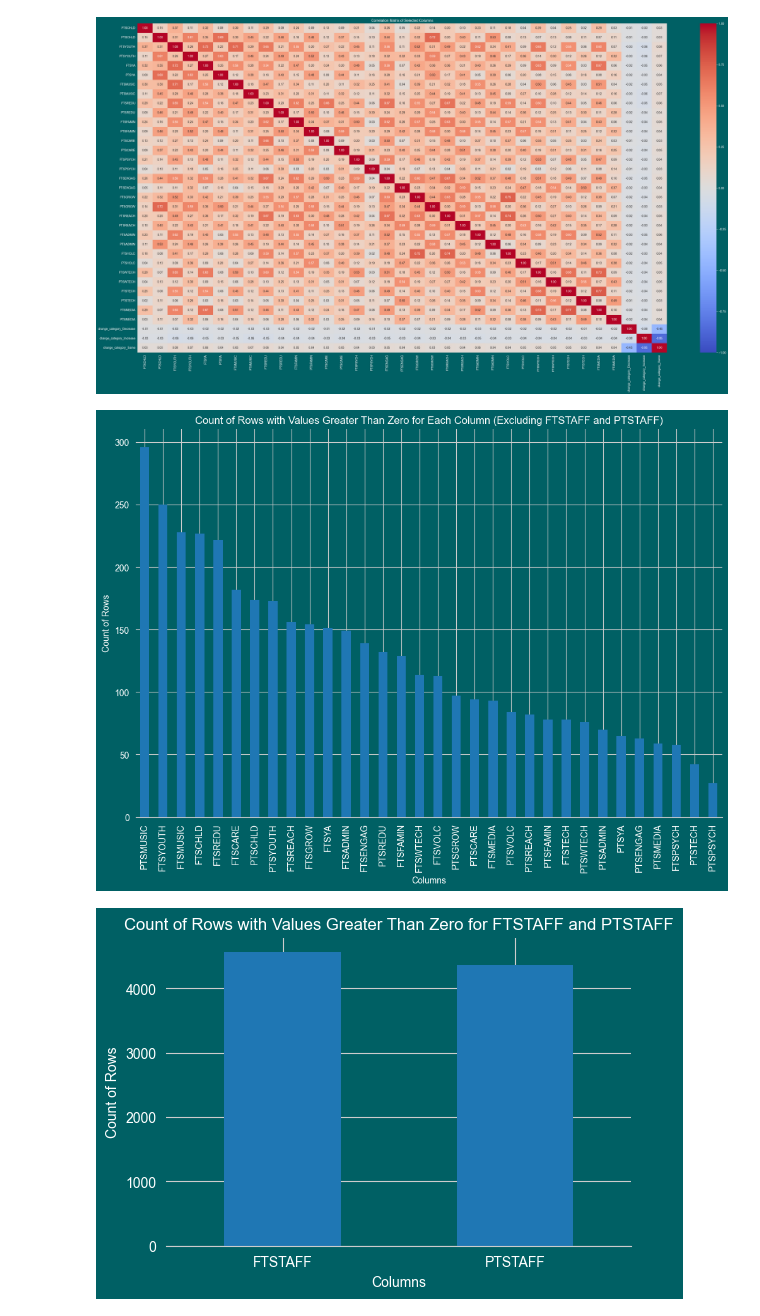
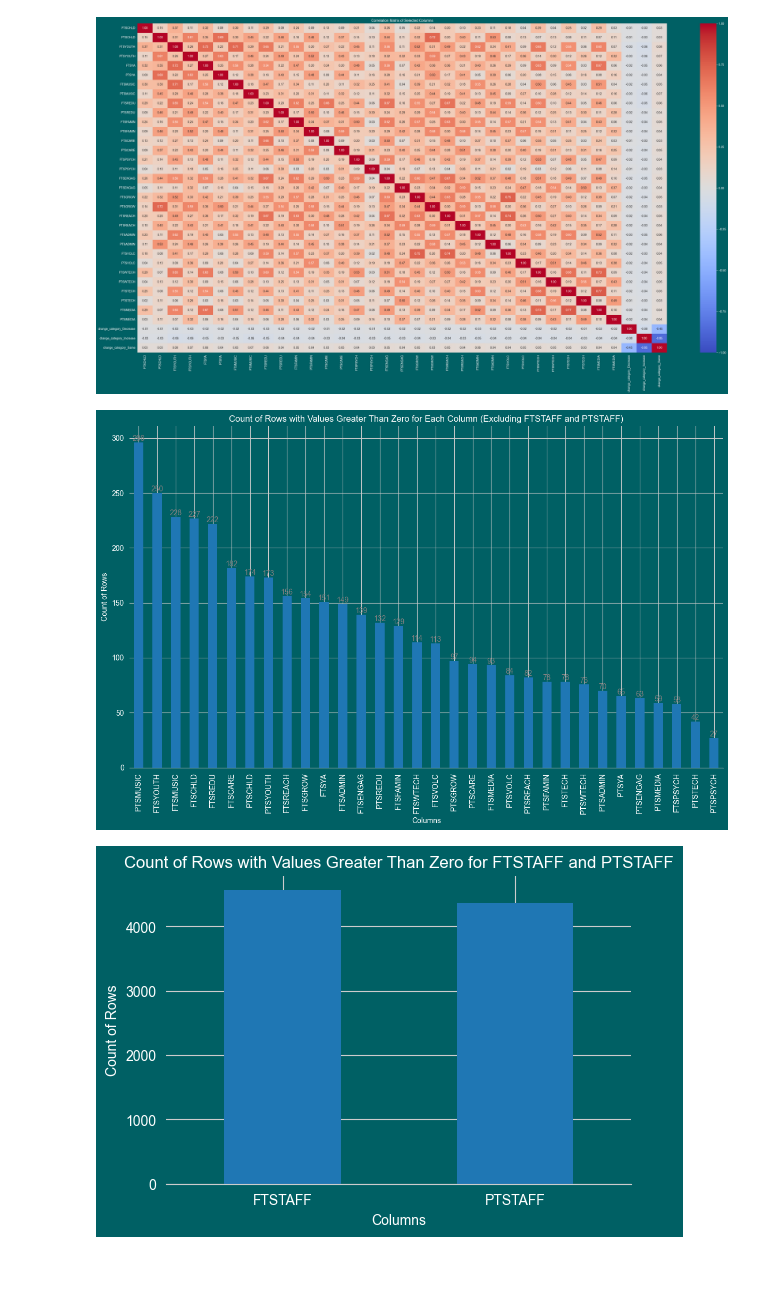
Before and after one commit to NRSchaaf/unlocking-church-growth, a Jupyter notebook: notebook/staffing_analysis.ipynb, the cells around one changed output. Saved outputs shown, nothing was run; the diff lists cells and outputs as text; code cells hidden in the pictures; blank space fills up the shorter version.

Commit message:
added data labels in graphs

```diff
--- a/notebook/staffing_analysis.ipynb
+++ b/notebook/staffing_analysis.ipynb
@@ -197,20 +197,26 @@ plt.show()
 # %%
 # Exclude 'FTSTAFF' and 'PTSTAFF' from the analysis
 columns_for_plot = [col for col in columns_to_replace if col not in ['FTSTAFF', 'PTSTAFF']]
 
 # Calculate the count of rows with a value greater than zero for each column
 count_greater_than_zero = (df_staffing[columns_for_plot] > 0).sum().sort_values(ascending=False)
 
 # Plot the results
 plt.figure(figsize=(12, 8))
-count_greater_than_zero.plot(kind='bar')
+ax = count_greater_than_zero.plot(kind='bar')
 plt.title('Count of Rows with Values Greater Than Zero for Each Column (Excluding FTSTAFF and PTSTAFF)')
 plt.xlabel('Columns')
 plt.ylabel('Count of Rows')
 plt.xticks(rotation=90)
+
+# Add data labels at the top of each bar
+for container in ax.containers:
+    ax.bar_label(container, label_type='edge', color='gray')
+
+plt.tight_layout()
 plt.show()
 # %% [output]
-[figure, old version]
+[figure, new version]
 # %%
 # Calculate the count of rows with a value greater than zero for FTSTAFF and PTSTAFF
 count_greater_than_zero_staff = (df_staffing[['FTSTAFF', 'PTSTAFF']] > 0).sum()
```
Also changed, not shown: parts of 1 cell of this notebook.
